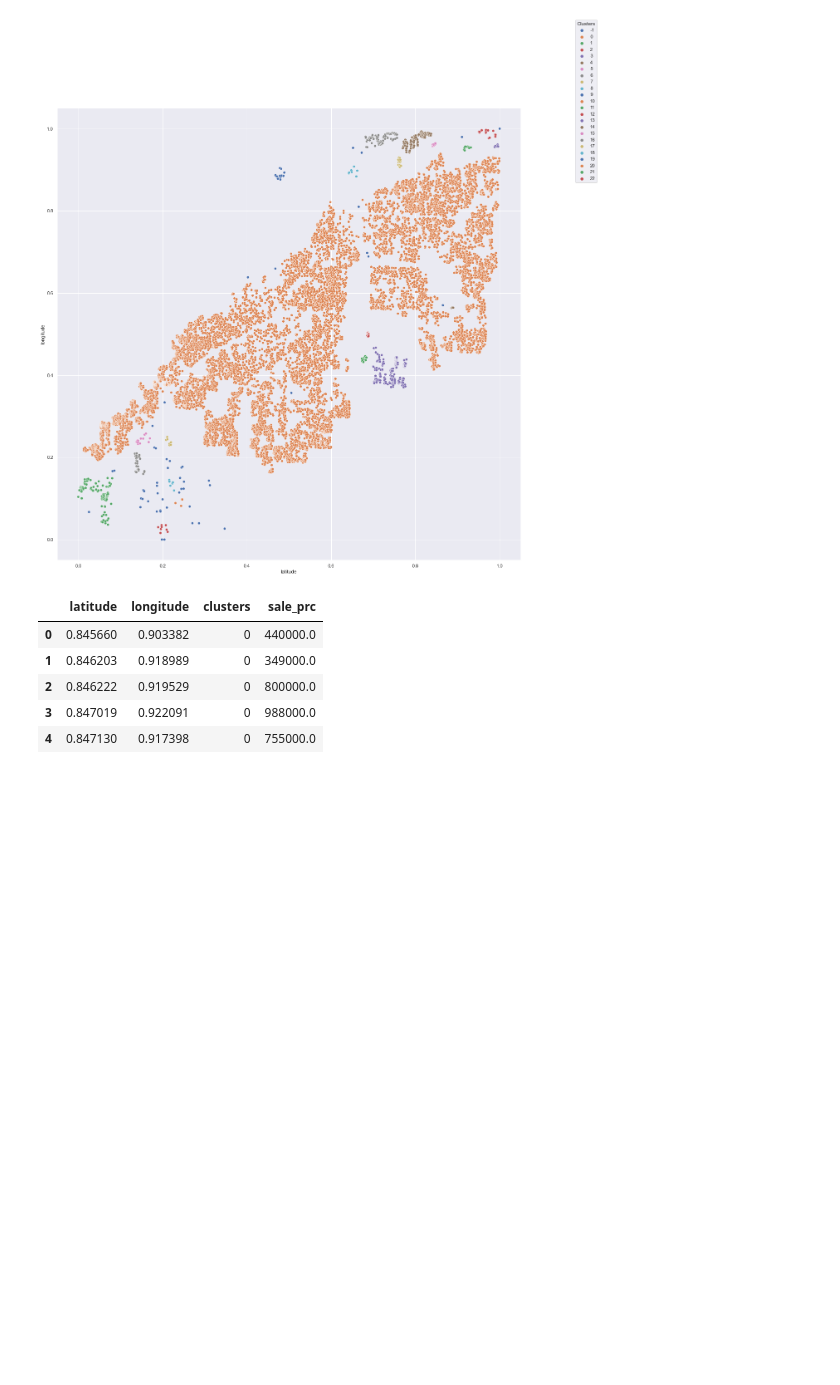
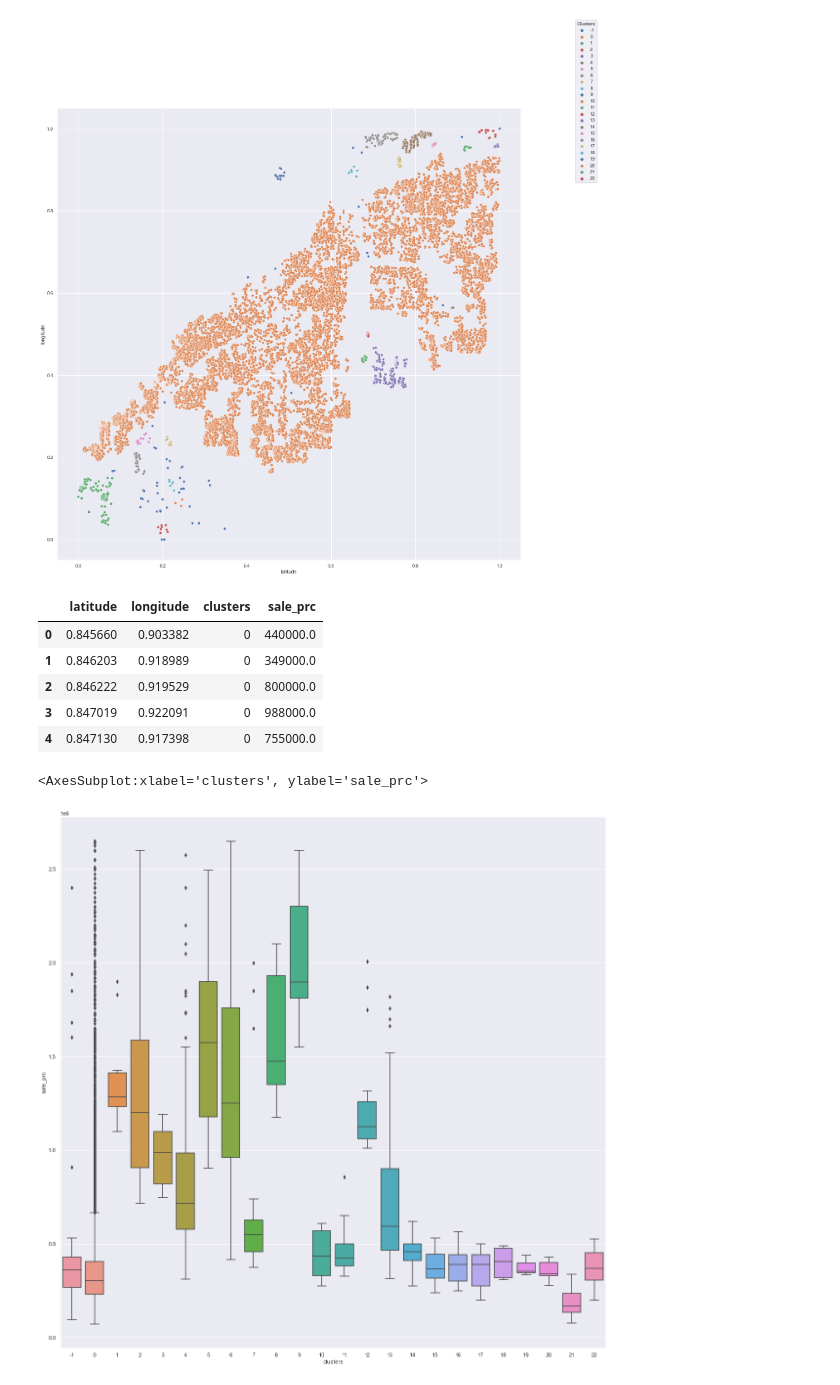
Before and after one commit to S-Samiksha/ClusteringAnalysis, a Jupyter notebook: Miami_Housing_Project_v1.2 - DBSCAN.ipynb, the cells around one changed output. Saved outputs shown, nothing was run; the diff lists cells and outputs as text; code cells hidden in the pictures; blank space fills up the shorter version.

Commit message:
added the statistics of each cluster with a box plot, will do the analysis soon

```diff
--- a/Miami_Housing_Project_v1.2 - DBSCAN.ipynb
+++ b/Miami_Housing_Project_v1.2 - DBSCAN.ipynb
@@ -137,3 +146,10 @@ x_df.head()
 | 2 | 0.846222 | 0.919529 | 0 | 800000.0 |
 | 3 | 0.847019 | 0.922091 | 0 | 988000.0 |
 | 4 | 0.847130 | 0.917398 | 0 | 755000.0 |
+# %%
+# show the distribution of the clusters with respect to the saleprice
+plt.figure(figsize=(20,20))
+sns.boxplot(data=x_df, x='clusters', y='sale_prc')
+# %% [output]
+<AxesSubplot:xlabel='clusters', ylabel='sale_prc'>
+[figure, added]
```
Also changed, not shown: parts of 14 cells of this notebook.
